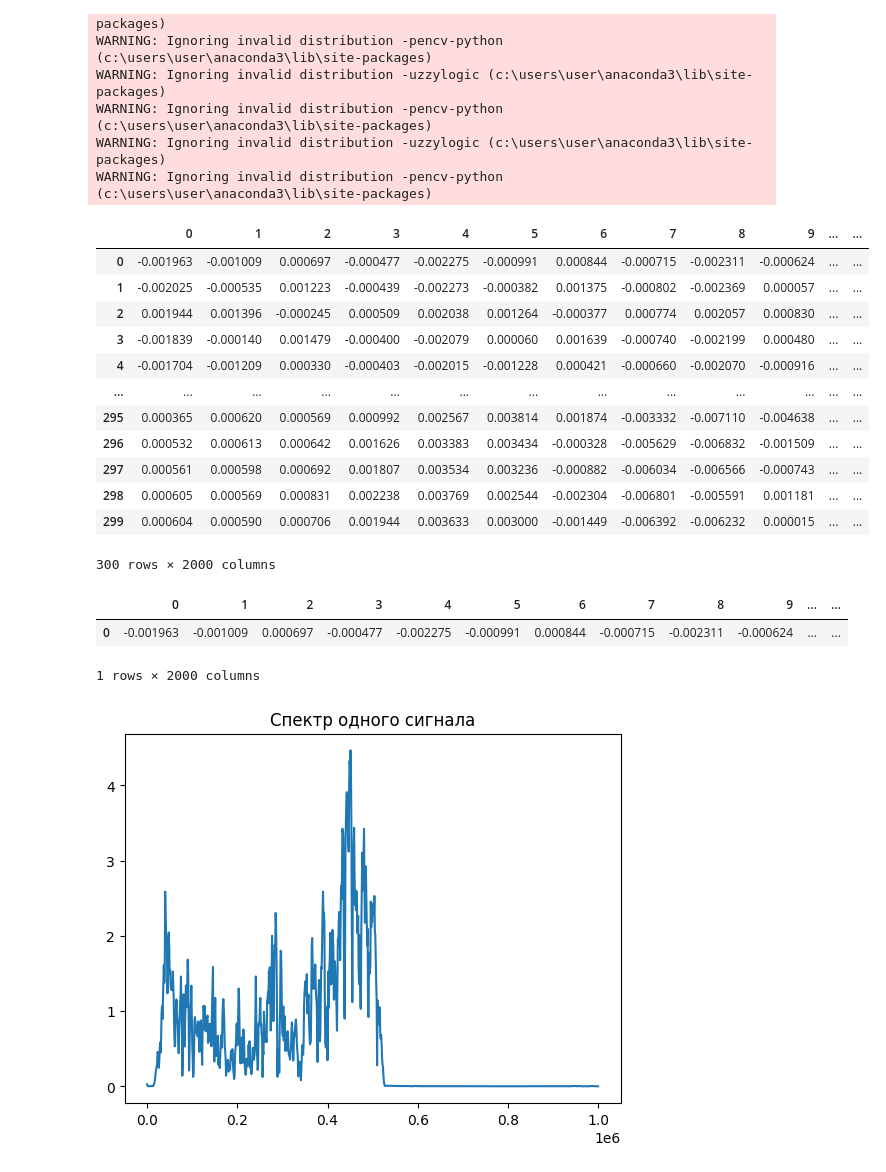
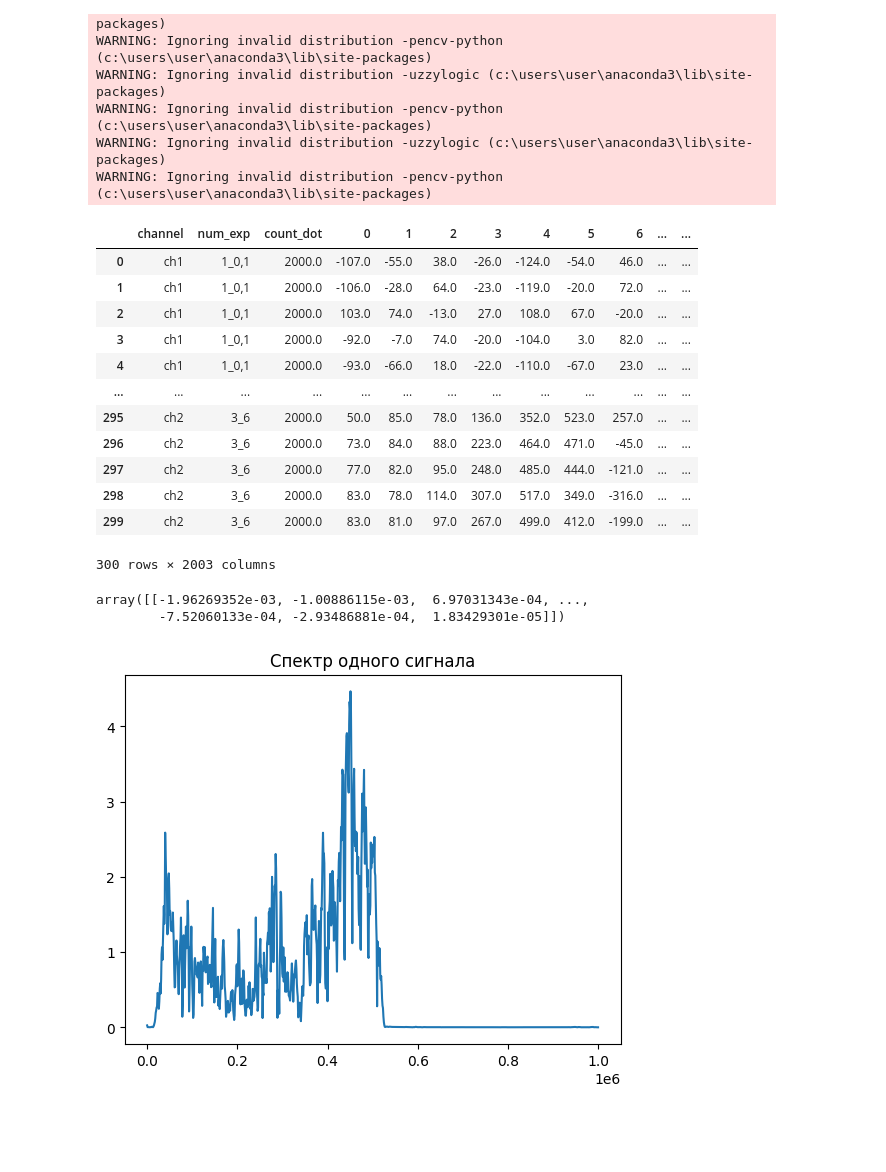
Before and after one commit to Genia163/relative_spectrum, a Jupyter notebook: fft_signal.ipynb, the cells around one changed output. Drawn from its saved outputs; the diff is of its cells as text; code cells hidden in the pictures; blank space fills up the shorter version.

```diff
--- a/fft_signal.ipynb
+++ b/fft_signal.ipynb
@@ -31,37 +31,34 @@ from sklearn import preprocessing
 # %%
 exp_path = 'Опыты от 18.02.23'
 Path = os.getcwd()
 Path = f'{Path}/{exp_path}'
-signals = pd.read_csv(f'{exp_path}_signal_data.csv',)
-signals = signals.fillna(0)
-signal_full = signals
-d = preprocessing.normalize(signals.loc[:, "0":"1999":1])
-signals = pd.DataFrame(d)
-signals
+all_signals = pd.read_csv(f'{exp_path}_signal_data.csv',)
+all_signals = all_signals.fillna(0)
+all_signals
 # %% [output]
-|  | 0 | 1 | 2 | 3 | 4 | 5 | 6 | 7 | 8 | 9 | ... | ... |
-| 0 | -0.001963 | -0.001009 | 0.000697 | -0.000477 | -0.002275 | -0.000991 | 0.000844 | -0.000715 | -0.002311 | -0.000624 | ... | ... |
-| 1 | -0.002025 | -0.000535 | 0.001223 | -0.000439 | -0.002273 | -0.000382 | 0.001375 | -0.000802 | -0.002369 | 0.000057 | ... | ... |
-| 2 | 0.001944 | 0.001396 | -0.000245 | 0.000509 | 0.002038 | 0.001264 | -0.000377 | 0.000774 | 0.002057 | 0.000830 | ... | ... |
-| 3 | -0.001839 | -0.000140 | 0.001479 | -0.000400 | -0.002079 | 0.000060 | 0.001639 | -0.000740 | -0.002199 | 0.000480 | ... | ... |
-| 4 | -0.001704 | -0.001209 | 0.000330 | -0.000403 | -0.002015 | -0.001228 | 0.000421 | -0.000660 | -0.002070 | -0.000916 | ... | ... |
+|  | channel | num_exp | count_dot | 0 | 1 | 2 | 3 | 4 | 5 | 6 | ... | ... |
+| 0 | ch1 | 1_0,1 | 2000.0 | -107.0 | -55.0 | 38.0 | -26.0 | -124.0 | -54.0 | 46.0 | ... | ... |
+| 1 | ch1 | 1_0,1 | 2000.0 | -106.0 | -28.0 | 64.0 | -23.0 | -119.0 | -20.0 | 72.0 | ... | ... |
+| 2 | ch1 | 1_0,1 | 2000.0 | 103.0 | 74.0 | -13.0 | 27.0 | 108.0 | 67.0 | -20.0 | ... | ... |
+| 3 | ch1 | 1_0,1 | 2000.0 | -92.0 | -7.0 | 74.0 | -20.0 | -104.0 | 3.0 | 82.0 | ... | ... |
+| 4 | ch1 | 1_0,1 | 2000.0 | -93.0 | -66.0 | 18.0 | -22.0 | -110.0 | -67.0 | 23.0 | ... | ... |
 | ... | ... | ... | ... | ... | ... | ... | ... | ... | ... | ... | ... | ... |
-| 295 | 0.000365 | 0.000620 | 0.000569 | 0.000992 | 0.002567 | 0.003814 | 0.001874 | -0.003332 | -0.007110 | -0.004638 | ... | ... |
-| 296 | 0.000532 | 0.000613 | 0.000642 | 0.001626 | 0.003383 | 0.003434 | -0.000328 | -0.005629 | -0.006832 | -0.001509 | ... | ... |
-| 297 | 0.000561 | 0.000598 | 0.000692 | 0.001807 | 0.003534 | 0.003236 | -0.000882 | -0.006034 | -0.006566 | -0.000743 | ... | ... |
-| 298 | 0.000605 | 0.000569 | 0.000831 | 0.002238 | 0.003769 | 0.002544 | -0.002304 | -0.006801 | -0.005591 | 0.001181 | ... | ... |
-| 299 | 0.000604 | 0.000590 | 0.000706 | 0.001944 | 0.003633 | 0.003000 | -0.001449 | -0.006392 | -0.006232 | 0.000015 | ... | ... |
+| 295 | ch2 | 3_6 | 2000.0 | 50.0 | 85.0 | 78.0 | 136.0 | 352.0 | 523.0 | 257.0 | ... | ... |
+| 296 | ch2 | 3_6 | 2000.0 | 73.0 | 84.0 | 88.0 | 223.0 | 464.0 | 471.0 | -45.0 | ... | ... |
+| 297 | ch2 | 3_6 | 2000.0 | 77.0 | 82.0 | 95.0 | 248.0 | 485.0 | 444.0 | -121.0 | ... | ... |
+| 298 | ch2 | 3_6 | 2000.0 | 83.0 | 78.0 | 114.0 | 307.0 | 517.0 | 349.0 | -316.0 | ... | ... |
+| 299 | ch2 | 3_6 | 2000.0 | 83.0 | 81.0 | 97.0 | 267.0 | 499.0 | 412.0 | -199.0 | ... | ... |
-300 rows × 2000 columns
+300 rows × 2003 columns
 # %%
 SAMPLE_RATE = 2*10**6  # Гц
 DURATION = 1000*10**-6  # Секунды
-one_signal = signals[:1]
+one_signal = all_signals[:1]
 one_signal = one_signal.loc[:, "0":"1999":1]
+one_signal = preprocessing.normalize(one_signal,axis=1)
 one_signal
 # %% [output]
-|  | 0 | 1 | 2 | 3 | 4 | 5 | 6 | 7 | 8 | 9 | ... | ... |
-| 0 | -0.001963 | -0.001009 | 0.000697 | -0.000477 | -0.002275 | -0.000991 | 0.000844 | -0.000715 | -0.002311 | -0.000624 | ... | ... |
-1 rows × 2000 columns
+array([[-1.96269352e-03, -1.00886115e-03,  6.97031343e-04, ...,
+        -7.52060133e-04, -2.93486881e-04,  1.83429301e-05]])
 # %%
 N = SAMPLE_RATE * DURATION
 yf = rfft(one_signal)
```
Also changed, not shown: parts of 3 cells of this notebook.
